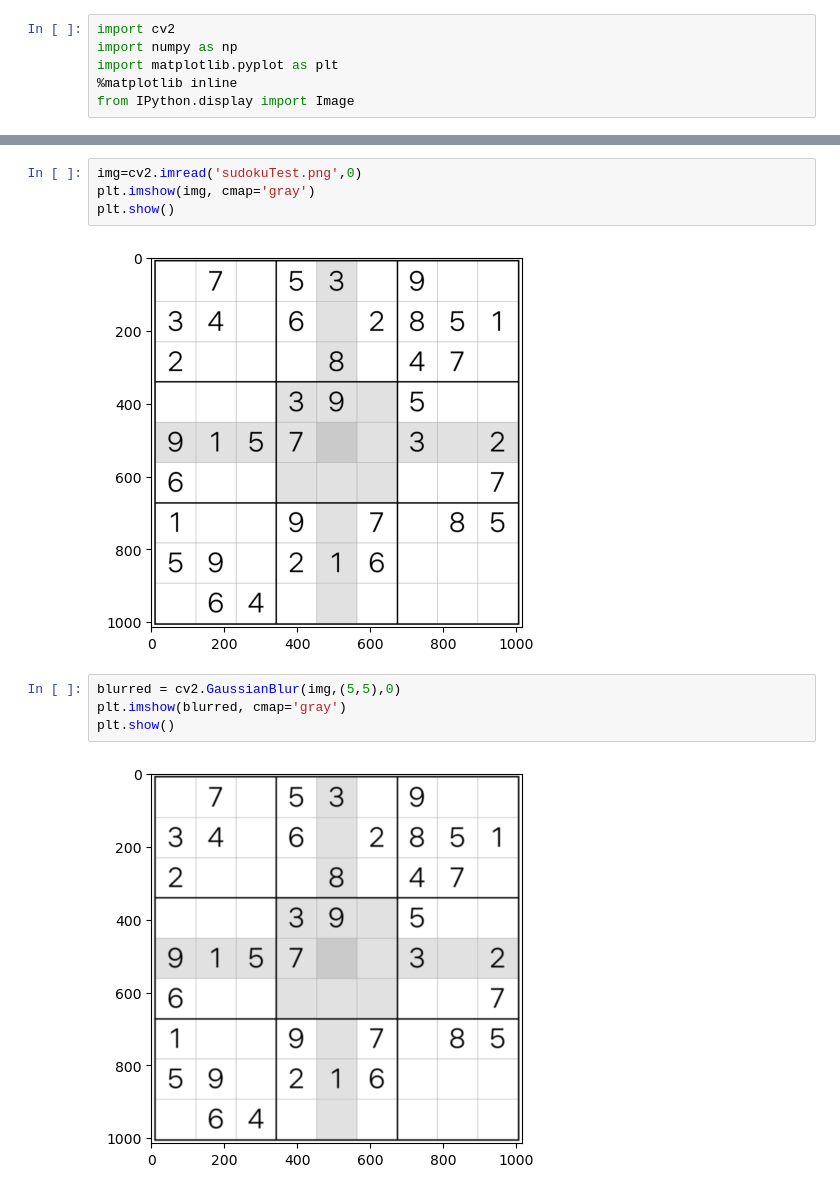
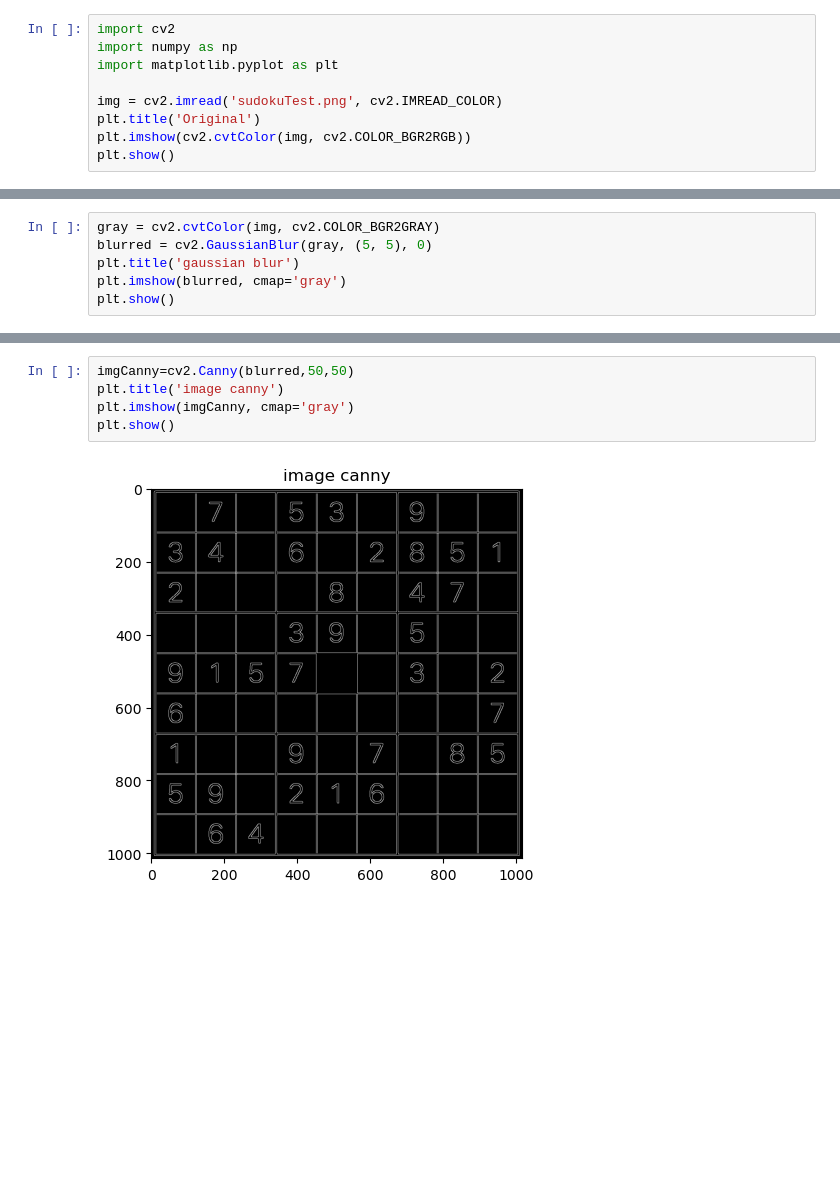
Before and after one commit to ypavanr/sudoku-image-solver, a Jupyter notebook: main.ipynb, the cells around one changed output, grey strips where cells are left out. Saved outputs shown, nothing was run; the diff lists cells and outputs as text; blank space fills up the shorter version.

Commit message:
thresh to canny

```diff
--- a/main.ipynb
+++ b/main.ipynb
@@ -2,5 +2,8 @@
 import cv2
 import numpy as np
 import matplotlib.pyplot as plt
-%matplotlib inline
-from IPython.display import Image
+
+img = cv2.imread('sudokuTest.png', cv2.IMREAD_COLOR)
+plt.title('Original')
+plt.imshow(cv2.cvtColor(img, cv2.COLOR_BGR2RGB))
+plt.show()
@@ -6,0 +12,6 @@ from IPython.display import Image
+# %%
+gray = cv2.cvtColor(img, cv2.COLOR_BGR2GRAY)
+blurred = cv2.GaussianBlur(gray, (5, 5), 0)
+plt.title('gaussian blur')
+plt.imshow(blurred, cmap='gray')
+plt.show()
@@ -7,12 +20,7 @@ from IPython.display import Image
 # %%
-img=cv2.imread('sudokuTest.png',0)
-plt.imshow(img, cmap='gray')
+imgCanny=cv2.Canny(blurred,50,50)
+plt.title('image canny')
+plt.imshow(imgCanny, cmap='gray')
 plt.show()
 # %% [output]
-[figure, old version]
+[figure, new version]
-# %%
-blurred = cv2.GaussianBlur(img,(5,5),0)
-plt.imshow(blurred, cmap='gray')
-plt.show()
-# %% [output]
-[figure, removed]
```
Also changed, not shown: parts of 4 cells of this notebook.
